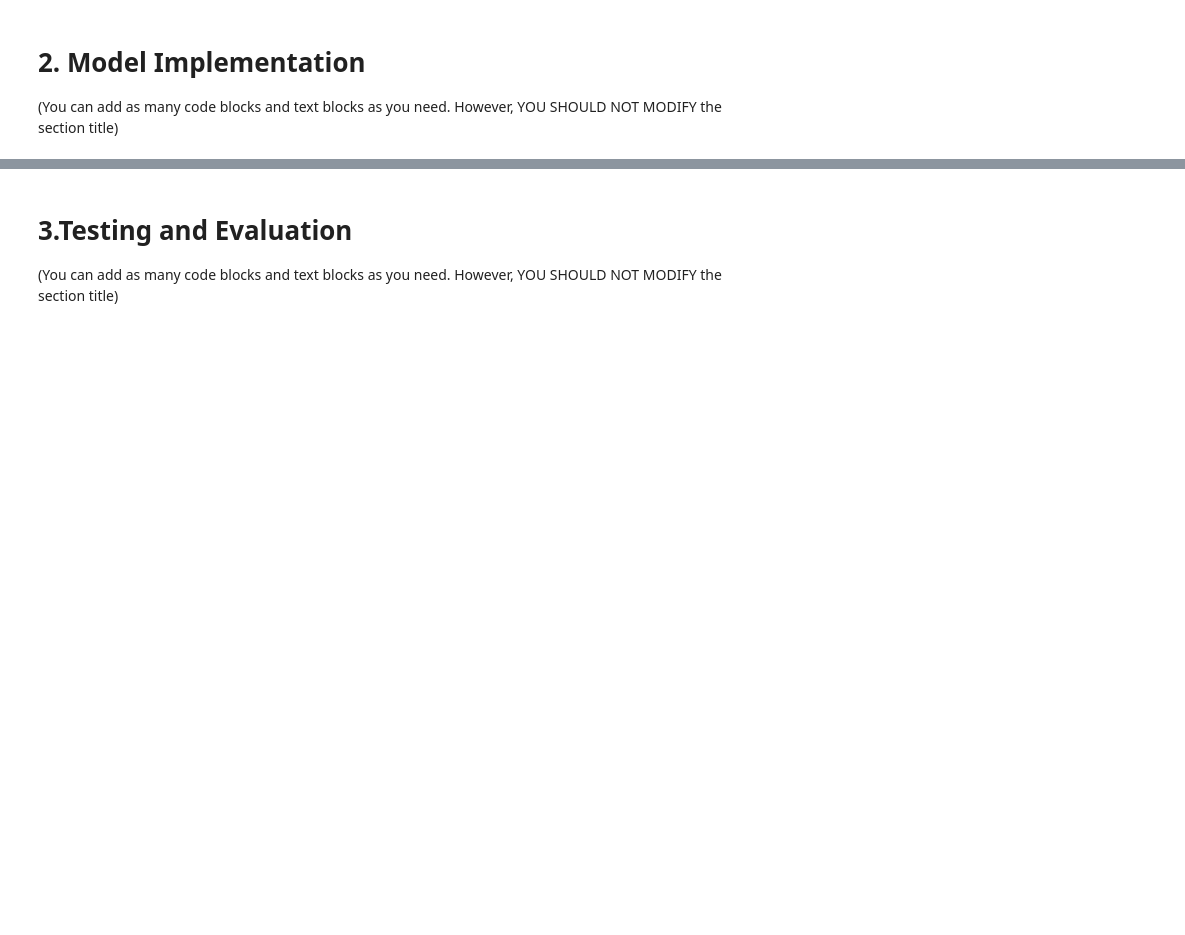
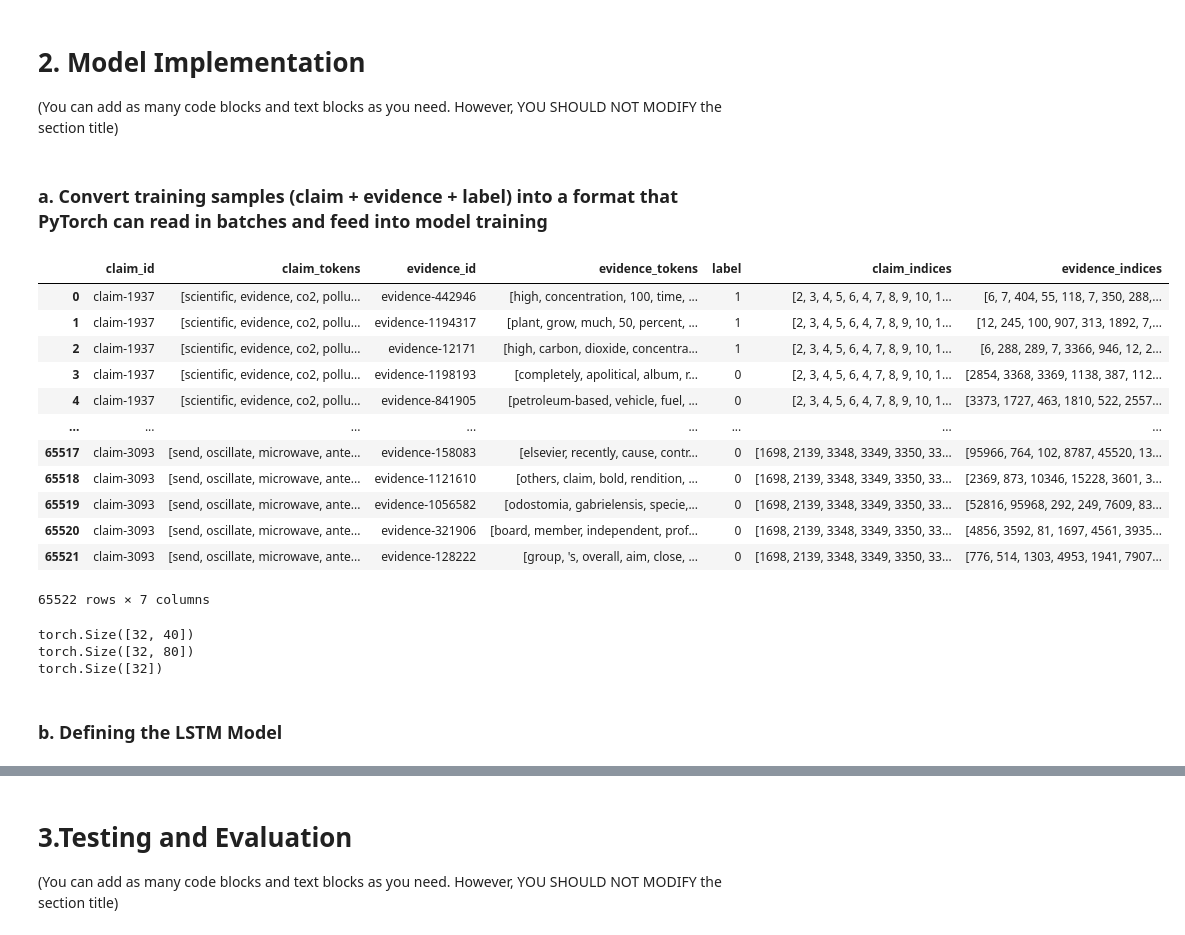
Before and after one commit to Nooob233/COMP90042_2025, a Jupyter notebook: code_files/ximingwan/GroupID__COMP90042_Project_2025.ipynb, the cells around one changed output, grey strips where cells are left out. Saved outputs shown, nothing was run; the diff lists cells and outputs as text; code cells hidden in the pictures; blank space fills up the shorter version.

```diff
--- a/code_files/ximingwan/GroupID__COMP90042_Project_2025.ipynb
+++ b/code_files/ximingwan/GroupID__COMP90042_Project_2025.ipynb
@@ -480,3 +480,23 @@ train_pairs has been successfully saved as a JSON file：../../data/train_pairs.
 # %% [markdown]
 # 2. Model Implementation
 (You can add as many code blocks and text blocks as you need. However, YOU SHOULD NOT MODIFY the section title)
+# %% [markdown]
+### a. Convert training samples (claim + evidence + label) into a format that PyTorch can read in batches and feed into model training
+# %%
+# Loading the JSON file to start
+train_pairs = pd.read_json("../../data/train_pairs.json", orient="records", lines=True)
+train_pairs
+# %% [output]
+|  | claim_id | claim_tokens | evidence_id | evidence_tokens | label | claim_indices | evidence_indices |
+| 0 | claim-1937 | [scientific, evidence, co2, pollu... | evidence-442946 | [high, concentration, 100, time, ... | 1 | [2, 3, 4, 5, 6, 4, 7, 8, 9, 10, 1... | [6, 7, 404, 55, 118, 7, 350, 288,... |
+| 1 | claim-1937 | [scientific, evidence, co2, pollu... | evidence-1194317 | [plant, grow, much, 50, percent, ... | 1 | [2, 3, 4, 5, 6, 4, 7, 8, 9, 10, 1... | [12, 245, 100, 907, 313, 1892, 7,... |
+| 2 | claim-1937 | [scientific, evidence, co2, pollu... | evidence-12171 | [high, carbon, dioxide, concentra... | 1 | [2, 3, 4, 5, 6, 4, 7, 8, 9, 10, 1... | [6, 288, 289, 7, 3366, 946, 12, 2... |
+| 3 | claim-1937 | [scientific, evidence, co2, pollu... | evidence-1198193 | [completely, apolitical, album, r... | 0 | [2, 3, 4, 5, 6, 4, 7, 8, 9, 10, 1... | [2854, 3368, 3369, 1138, 387, 112... |
+| 4 | claim-1937 | [scientific, evidence, co2, pollu... | evidence-841905 | [petroleum-based, vehicle, fuel, ... | 0 | [2, 3, 4, 5, 6, 4, 7, 8, 9, 10, 1... | [3373, 1727, 463, 1810, 522, 2557... |
+| ... | ... | ... | ... | ... | ... | ... | ... |
+| 65517 | claim-3093 | [send, oscillate, microwave, ante... | evidence-158083 | [elsevier, recently, cause, contr... | 0 | [1698, 2139, 3348, 3349, 3350, 33... | [95966, 764, 102, 8787, 45520, 13... |
+| 65518 | claim-3093 | [send, oscillate, microwave, ante... | evidence-1121610 | [others, claim, bold, rendition, ... | 0 | [1698, 2139, 3348, 3349, 3350, 33... | [2369, 873, 10346, 15228, 3601, 3... |
+| 65519 | claim-3093 | [send, oscillate, microwave, ante... | evidence-1056582 | [odostomia, gabrielensis, specie,... | 0 | [1698, 2139, 3348, 3349, 3350, 33... | [52816, 95968, 292, 249, 7609, 83... |
+| 65520 | claim-3093 | [send, oscillate, microwave, ante... | evidence-321906 | [board, member, independent, prof... | 0 | [1698, 2139, 3348, 3349, 3350, 33... | [4856, 3592, 81, 1697, 4561, 3935... |
+| 65521 | claim-3093 | [send, oscillate, microwave, ante... | evidence-128222 | [group, 's, overall, aim, close, ... | 0 | [1698, 2139, 3348, 3349, 3350, 33... | [776, 514, 1303, 4953, 1941, 7907... |
+65522 rows × 7 columns
@@ -482,0 +525,20 @@ train_pairs has been successfully saved as a JSON file：../../data/train_pairs.
+# %%
+from torch.utils.data import DataLoader
+
+# 实例化数据集
+train_dataset = RetrievalDataset(train_pairs)
+
+# 创建数据加载器（你可以调整 batch_size）
+train_loader = DataLoader(train_dataset, batch_size=32, shuffle=True)
+
+# 示例：取一个 batch
+batch = next(iter(train_loader))
+print(batch['claim'].shape)
+print(batch['evidence'].shape)
+print(batch['label'].shape)
+# %% [output]
+torch.Size([32, 40])
+torch.Size([32, 80])
+torch.Size([32])
+# %% [markdown]
+### b. Defining the LSTM Model
```
Also changed, not shown: parts of 15 cells of this notebook, 1 other file.
